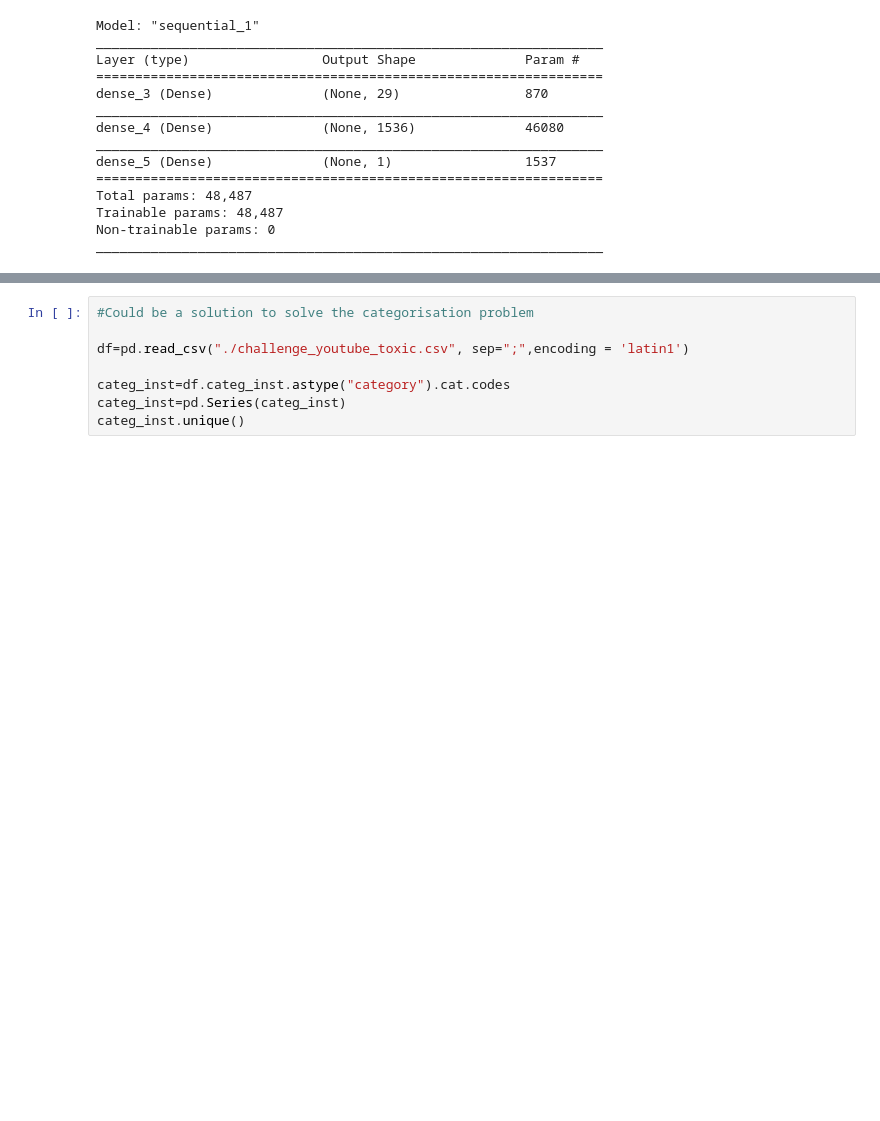
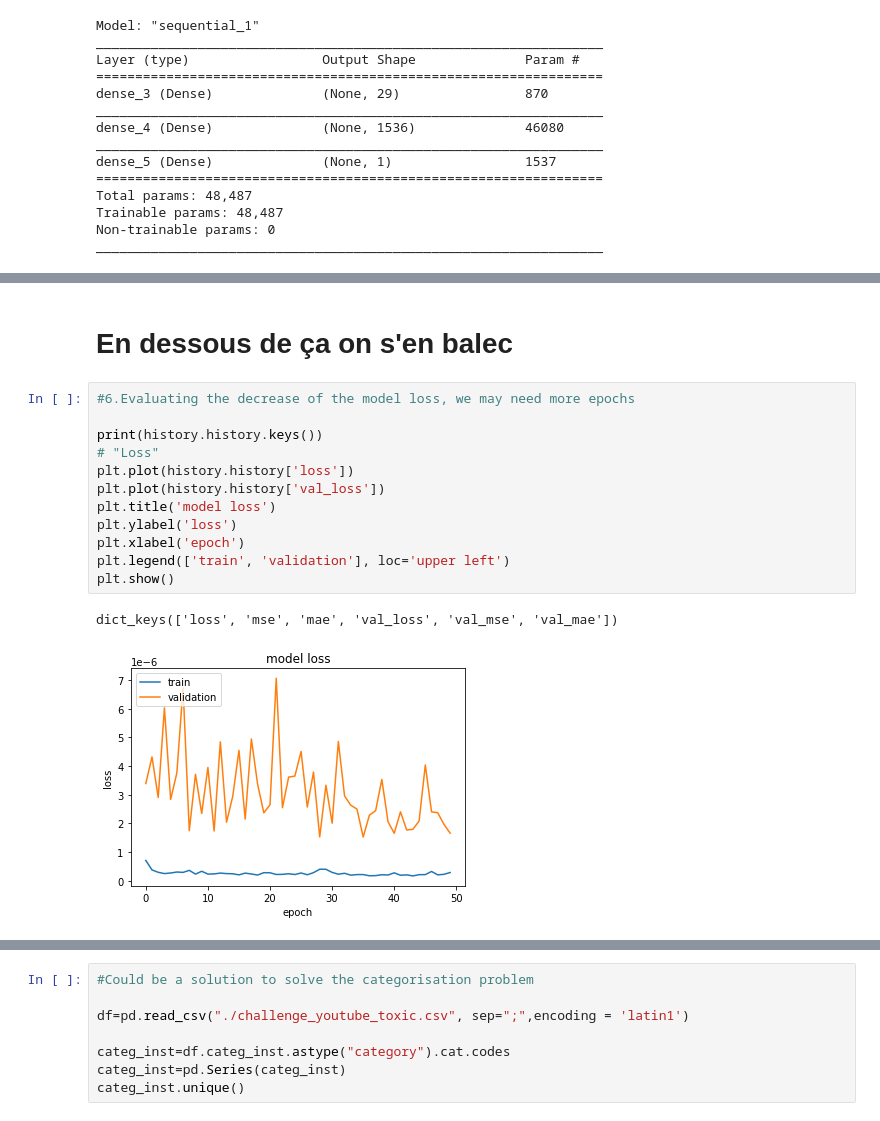
Before and after one commit to Esbrouffes/MLChall1, a Jupyter notebook: Chall 2/Neural Network .ipynb, the cells around one changed output, grey strips where cells are left out. Saved outputs shown, nothing was run; the diff lists cells and outputs as text; blank space fills up the shorter version.

```diff
--- a/Chall 2/Neural Network .ipynb
+++ b/Chall 2/Neural Network .ipynb
@@ -133,0 +197,17 @@ prediction_unscaled=scaler_y.inverse_transform(predictions)
+# %% [markdown]
+# En dessous de ça on s'en balec
+# %%
+#6.Evaluating the decrease of the model loss, we may need more epochs
+
+print(history.history.keys())
+# "Loss"
+plt.plot(history.history['loss'])
+plt.plot(history.history['val_loss'])
+plt.title('model loss')
+plt.ylabel('loss')
+plt.xlabel('epoch')
+plt.legend(['train', 'validation'], loc='upper left')
+plt.show()
+# %% [output]
+dict_keys(['loss', 'mse', 'mae', 'val_loss', 'val_mse', 'val_mae'])
+[figure, added]
```
Also changed, not shown: parts of 18 cells of this notebook.
